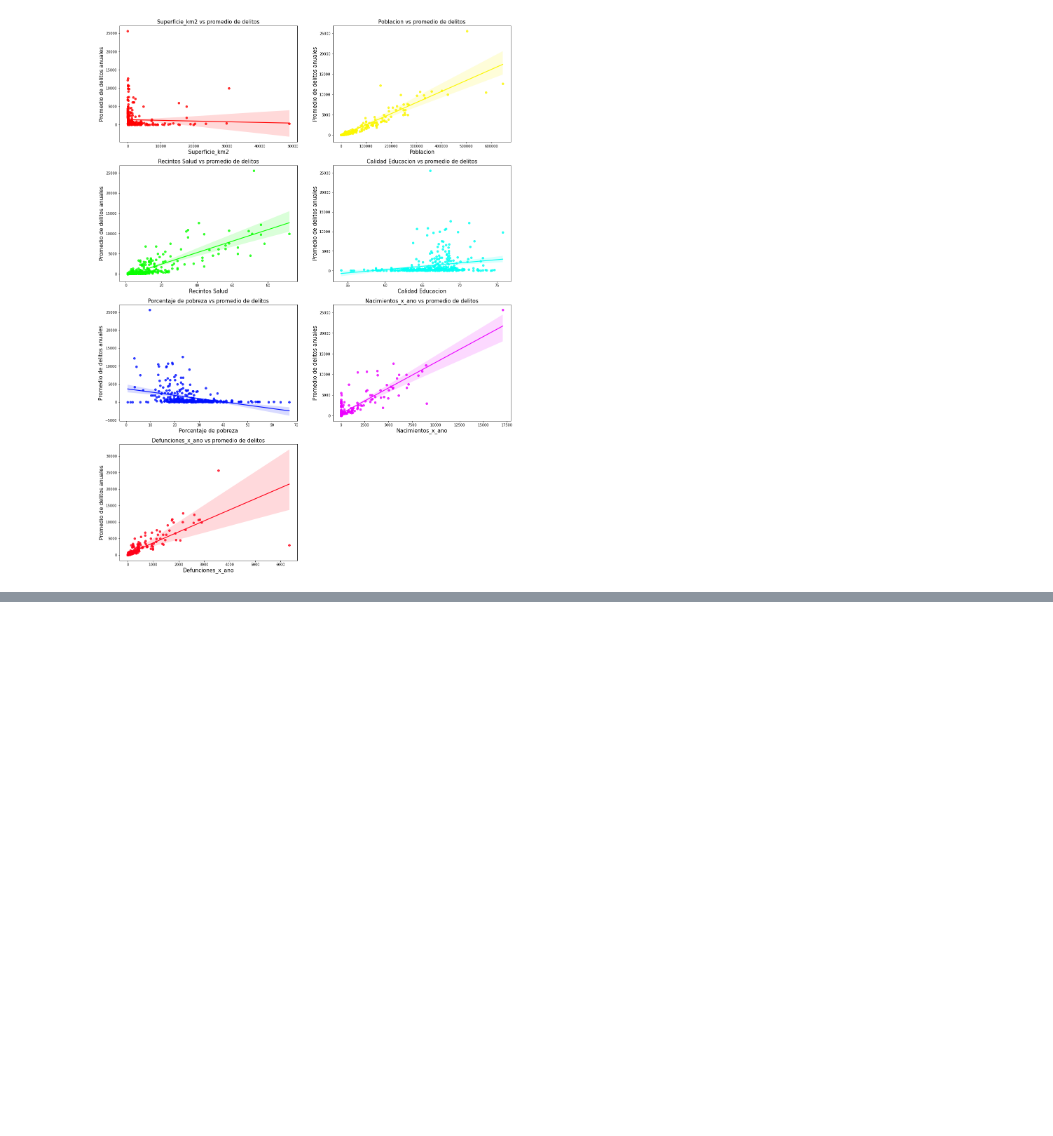
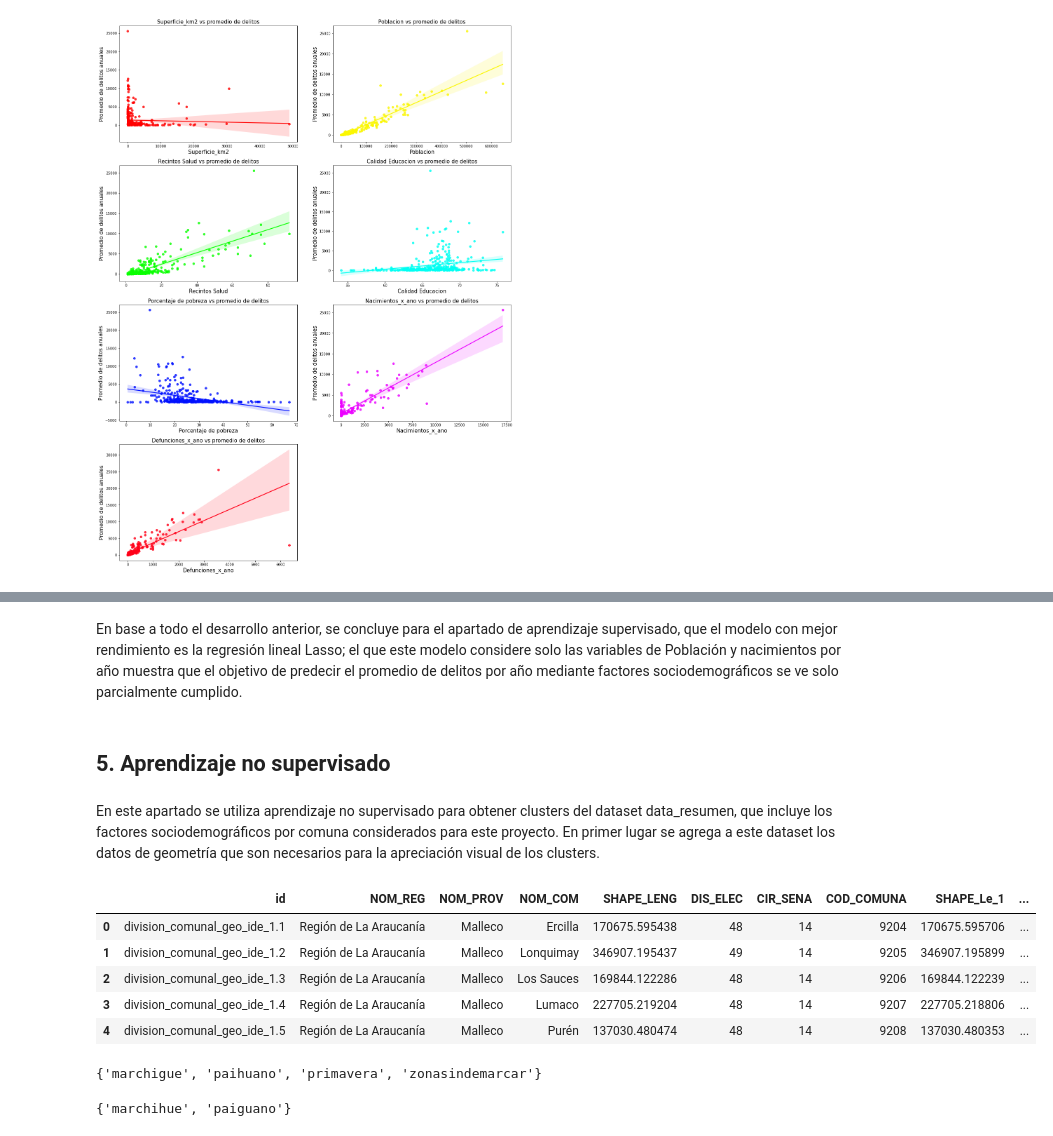
Before and after one commit to 08benja08p/Grupo-8-CDD, a Jupyter notebook: Proyecto/Proyecto_CDD.ipynb, the cells around one changed output, grey strips where cells are left out. Drawn from its saved outputs; the diff is of its cells as text; code cells hidden in the pictures; blank space fills up the shorter version.

```diff
--- a/Proyecto/Proyecto_CDD.ipynb
+++ b/Proyecto/Proyecto_CDD.ipynb
@@ -1417,0 +1413,17 @@ En este apartado se utiliza aprendizaje no supervisado para obtener clusters del
+# %% [markdown]
+En base a todo el desarrollo anterior, se concluye para el apartado de aprendizaje supervisado, que el modelo con mejor rendimiento es la regresión lineal Lasso; el que este modelo considere solo las variables de Población y nacimientos por año muestra que el objetivo de predecir el promedio de delitos por año mediante factores sociodemográficos se ve solo parcialmente cumplido.
+# %% [markdown]
+## 5. Aprendizaje no supervisado
+# %% [markdown]
+En este apartado se utiliza aprendizaje no supervisado para obtener clusters del dataset data_resumen, que incluye los factores sociodemográficos por comuna considerados para este proyecto. En primer lugar se agrega a este dataset los datos de geometría que son necesarios para la apreciación visual de los clusters.
+# %%
+data_geo = gpd.read_file('http://geonode.meteochile.gob.cl/geoserver/wfs?srsName=EPSG%3A4326&typename=geonode%3Adivision_comunal_geo_ide_1&outputFormat=json&version=1.0.0&service=WFS&request=GetFeature')
+# %%
+data_geo.head()
+# %% [output]
+|  | id | NOM_REG | NOM_PROV | NOM_COM | SHAPE_LENG | DIS_ELEC | CIR_SENA | COD_COMUNA | SHAPE_Le_1 | ... |
+| 0 | division_comunal_geo_ide_1.1 | Región de La Araucanía | Malleco | Ercilla | 170675.595438 | 48 | 14 | 9204 | 170675.595706 | ... |
+| 1 | division_comunal_geo_ide_1.2 | Región de La Araucanía | Malleco | Lonquimay | 346907.195437 | 49 | 14 | 9205 | 346907.195899 | ... |
+| 2 | division_comunal_geo_ide_1.3 | Región de La Araucanía | Malleco | Los Sauces | 169844.122286 | 48 | 14 | 9206 | 169844.122239 | ... |
+| 3 | division_comunal_geo_ide_1.4 | Región de La Araucanía | Malleco | Lumaco | 227705.219204 | 48 | 14 | 9207 | 227705.218806 | ... |
+| 4 | division_comunal_geo_ide_1.5 | Región de La Araucanía | Malleco | Purén | 137030.480474 | 48 | 14 | 9208 | 137030.480353 | ... |
@@ -1417,0 +1434,6 @@ En este apartado se utiliza aprendizaje no supervisado para obtener clusters del
+# %%
+display(set(data_geo['Comuna']) - set(data_resumen['Comuna']))
+display(set(data_resumen['Comuna']) - set(data_geo['Comuna']))
+# %% [output]
+{'marchigue', 'paihuano', 'primavera', 'zonasindemarcar'}
+{'marchihue', 'paiguano'}
```
Also changed, not shown: parts of 98 cells of this notebook, 2 other files.
